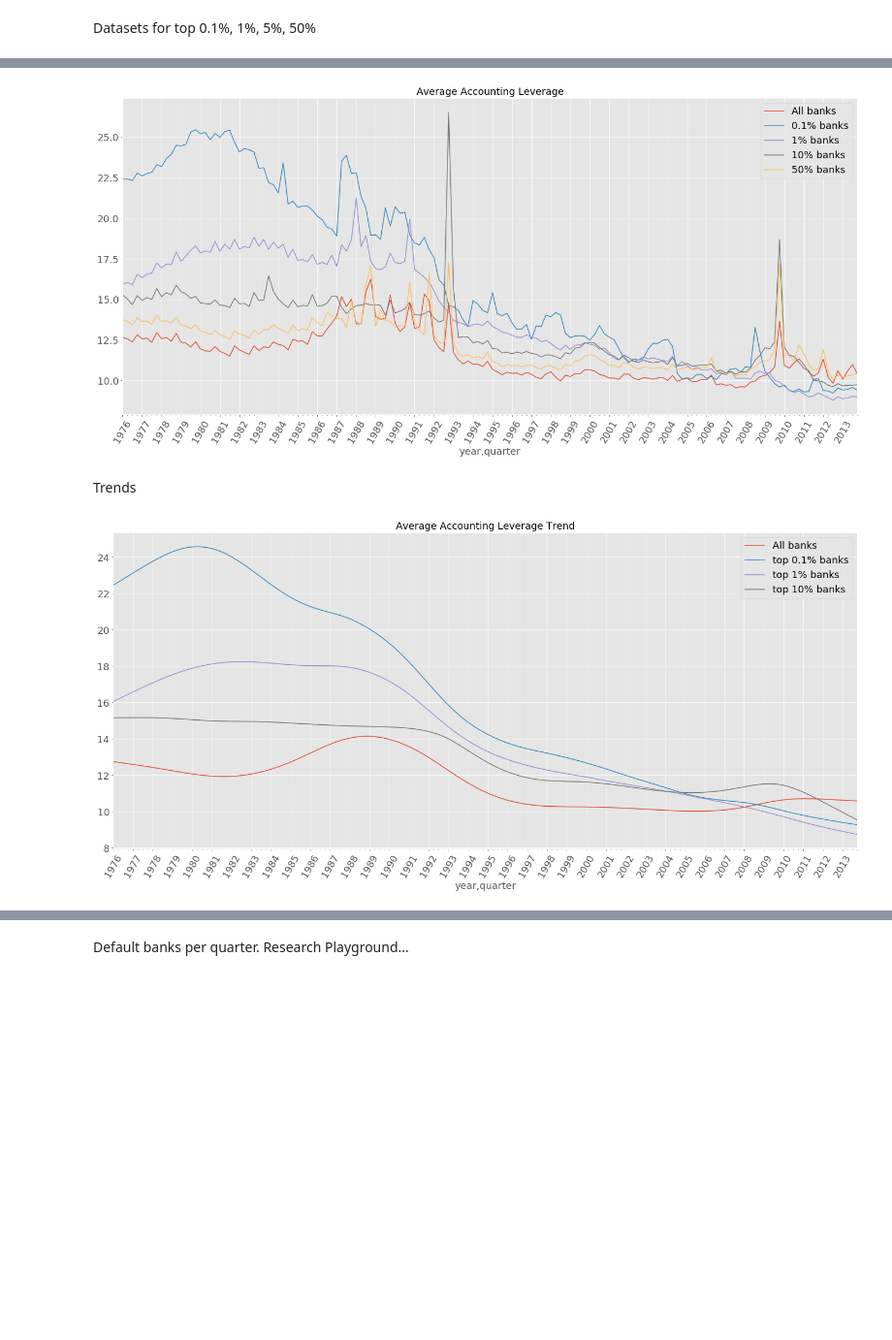
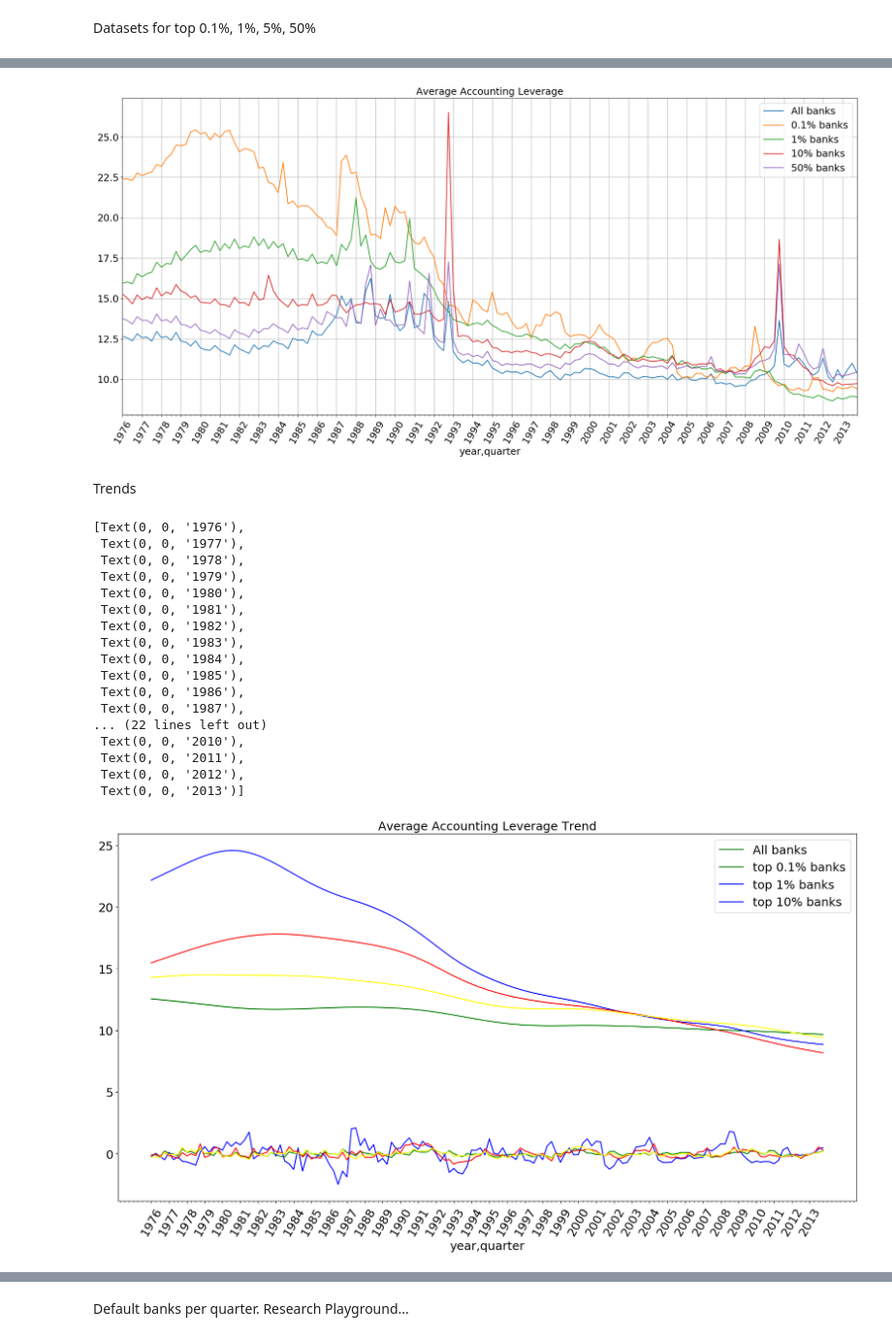
Before and after one commit to Alex-Telonic/BachelorThesisASch, a Jupyter notebook: NewLeverage.ipynb, the cells around one changed output, grey strips where cells are left out. Shown at 97% size. Drawn from its saved outputs; the diff is of its cells as text; code cells hidden in the pictures; blank space fills up the shorter version.

```diff
--- a/NewLeverage.ipynb
+++ b/NewLeverage.ipynb
@@ -30,7 +30,7 @@ SMALL_SIZE = 8
 MEDIUM_SIZE = 10
 BIGGER_SIZE = 18
 
-plt.style.use('ggplot')
+plt.style.use('default')
 
 
 plt.rcParams['font.size']=BIGGER_SIZE          # controls default text sizes
@@ -160,41 +247,79 @@ ax.set_xticklabels(years, rotation=60)
 #ax.plot(df_all_grouped.leverageRatio,"oy")
 #ax.xaxis.set_major_locator(plt.MaxNLocator(10))
 #ax.xaxis.set_minor_locator(plt.FixedLocator(8))
+
+ax.set_xlim(0,151)
+
+ax.grid(True)
+
 plt.tight_layout()
-plt.savefig('LatexVorlage/graphs/LeverageDistribution_LeverageRatio_7613.png')
+plt.savefig('LatexVorlage/graphs/NewLeverage_LeverageRatioMean_7613.png')
 # %% [output]
-[figure, old version]
+[figure, new version]
 # %% [markdown]
 Trends
+# %%
+df_aggOnePercent = topOnePercent.groupby(["year", "quarter"]).median()
+df_aggFivePercent = topFivePercent.groupby(["year", "quarter"]).median()
+df_aggTenPercent = topTenPercent.groupby(["year", "quarter"]).median()
+df_aggFiftyPercent = topFiftyPercent.groupby(["year", "quarter"]).median()
+
+df_all_grouped = df_all.groupby(["year", "quarter"]).median()
 # %%
 fig, ax = plt.subplots(figsize=(20,10));
 #ax.set_xticks(df_years_mean.index)
 #ax.set_xticklabels(df_years_mean.index, rotation=60)
 ax.set_xlabel("Year")
 ax.set_title("Average Accounting Leverage Trend")
+
+colormap = plt.get_cmap('YlGn', 1)
+colormap1 = plt.get_cmap('Reds', 1)
+colormap2 = plt.get_cmap('Blues', 1)
+colormap3 = plt.get_cmap('Greens', 1)
 
 years = [str(year) for year in range(1976, 2014)]
 ax.set_xticks(range(0,152,4))
 
 ax.xaxis.set_minor_locator(AutoMinorLocator(4))
 ax.grid()
 #df_all_grouped.leverageRatio.plot(ax=ax)
 cycle, trend = sm.tsa.filters.hpfilter(df_all_grouped.leverageRatio, 1600)
-trend.plot(ax=ax)
+trend.plot(ax=ax, color="green")
+cycle.plot(ax=ax, color="green")
 cycle, trend = sm.tsa.filters.hpfilter(df_aggOnePercent.leverageRatio, 1600)
-trend.plot(ax=ax)
+trend.plot(ax=ax,color="blue")
+cycle.plot(ax=ax, color="blue")
 cycle, trend = sm.tsa.filters.hpfilter(df_aggFivePercent.leverageRatio, 1600)
-trend.plot(ax=ax)
+trend.plot(ax=ax, color="red")
+cycle.plot(ax=ax, color="red")
 cycle, trend = sm.tsa.filters.hpfilter(df_aggTenPercent.leverageRatio, 1600)
-trend.plot(ax=ax)
+trend.plot(ax=ax, color="yellow")
+cycle.plot(ax=ax, color="yellow")
 ax.legend(["All banks", "top 0.1% banks", "top 1% banks", "top 10% banks"])
 
 ax.set_xticklabels(years, rotation=60)
 #ax.plot(df_all_grouped.leverageRatio,"g-")
 #ax.plot(df_all_grouped.leverageRatio,"oy")
 #ax.xaxis.set_major_locator(plt.MaxNLocator(10))
 #ax.xaxis.set_minor_locator(plt.FixedLocator(8))
-plt.tight_layout()
-plt.savefig('LatexVorlage/graphs/LeverageDistribution_LeverageRatioTrends_7613.png')
+#plt.tight_layout()
+#plt.savefig('LatexVorlage/graphs/NewLeverage_LeverageRatioTrends_7613.png')
 # %% [output]
+[Text(0, 0, '1976'),
+ Text(0, 0, '1977'),
+ Text(0, 0, '1978'),
+ Text(0, 0, '1979'),
+ Text(0, 0, '1980'),
+ Text(0, 0, '1981'),
+ Text(0, 0, '1982'),
+ Text(0, 0, '1983'),
+ Text(0, 0, '1984'),
+ Text(0, 0, '1985'),
+ Text(0, 0, '1986'),
+ Text(0, 0, '1987'),
+... (22 lines left out)
+ Text(0, 0, '2010'),
+ Text(0, 0, '2011'),
+ Text(0, 0, '2012'),
+ Text(0, 0, '2013')]
-[figure, old version]
+[figure, new version]
```
Also changed, not shown: parts of 22 cells of this notebook, 9 other files.
